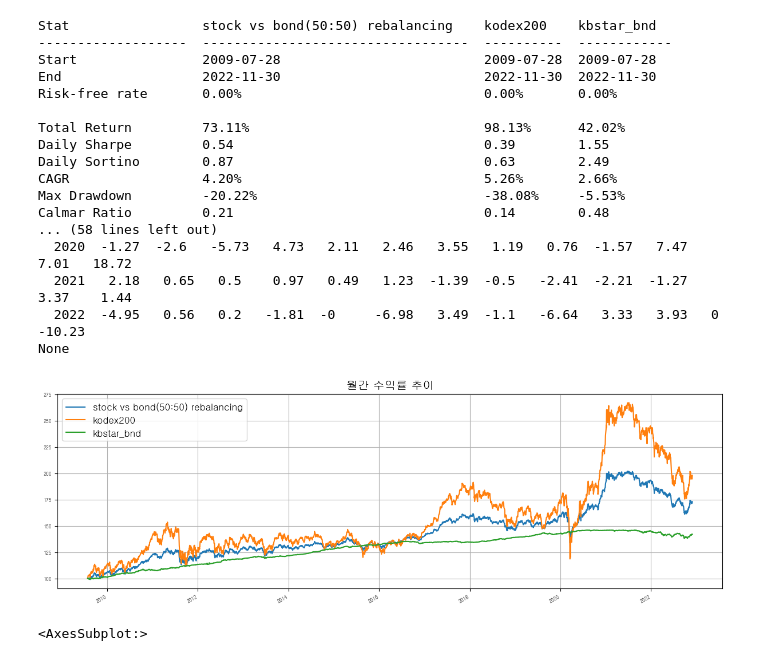
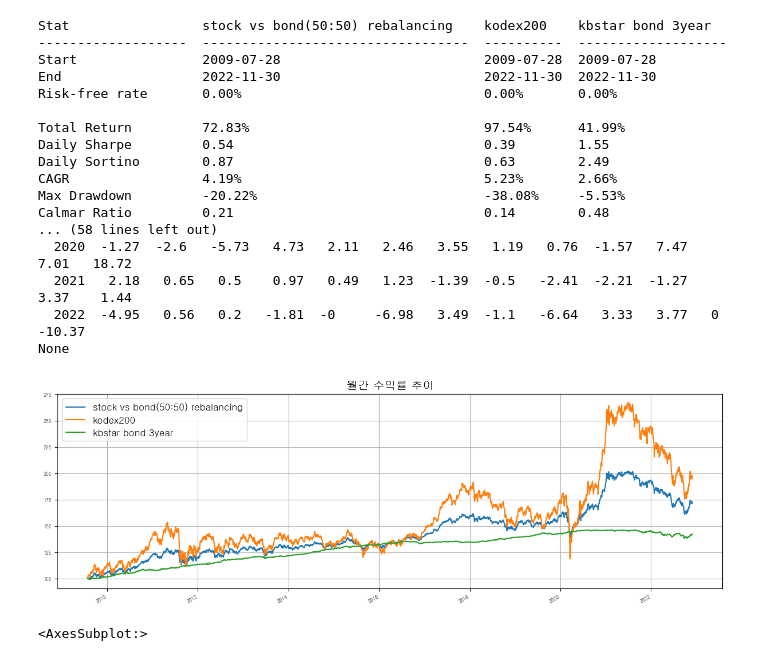
Before and after one commit to unius1004/Portfolio, a Jupyter notebook: Stock_Bnd_EquallyWeighted.ipynb, the cells around one changed output. Drawn from its saved outputs; the diff is of its cells as text; code cells hidden in the pictures.

```diff
--- a/Stock_Bnd_EquallyWeighted.ipynb
+++ b/Stock_Bnd_EquallyWeighted.ipynb
@@ -30,0 +5,7 @@ Date
+# %%
+# kodex200 : 069500, kbstar국고채3년 : 114100
+tickers = ['069500','114100']
+names = ['kodex200','kbstar bond 3year']
+# %%
+data = getHistory(tickers, names)
+print('data \n', data)
@@ -31,32 +29,32 @@ Date
 # %%
-kodex200 = Buy_n_Hold(data['kodex200'].to_frame(), name='kodex200')
-kbstar_bnd = Buy_n_Hold(data['kbstar_bnd'].to_frame(), name='kbstar_bnd')
+stock = Buy_n_Hold(data[names[0]].to_frame(), name=names[0])
+bond = Buy_n_Hold(data[names[1]].to_frame(), name=names[1])
 rebalancing = Equally_Weighted(data, name='stock vs bond(50:50) rebalancing')
 
-result = bt.run(rebalancing, kodex200, kbstar_bnd)
+report = bt.run(rebalancing, stock, bond)
 # %%
-result.plot()
-plt.title('월간 수익률 추이')
-20
-print(result.display())
-print(result.display_monthly_returns())
+report.plot()
+plt.title('일간 수익률 추이')
+
+print(report.display())
+print(report.display_monthly_returns())
 # %% [output]
-Stat                 stock vs bond(50:50) rebalancing    kodex200    kbstar_bnd
--------------------  ----------------------------------  ----------  ------------
+Stat                 stock vs bond(50:50) rebalancing    kodex200    kbstar bond 3year
+-------------------  ----------------------------------  ----------  -------------------
 Start                2009-07-28                          2009-07-28  2009-07-28
 End                  2022-11-30                          2022-11-30  2022-11-30
 Risk-free rate       0.00%                               0.00%       0.00%
 
-Total Return         73.11%                              98.13%      42.02%
+Total Return         72.83%                              97.54%      41.99%
 Daily Sharpe         0.54                                0.39        1.55
 Daily Sortino        0.87                                0.63        2.49
-CAGR                 4.20%                               5.26%       2.66%
+CAGR                 4.19%                               5.23%       2.66%
 Max Drawdown         -20.22%                             -38.08%     -5.53%
 Calmar Ratio         0.21                                0.14        0.48
 ... (58 lines left out)
   2020  -1.27  -2.6   -5.73   4.73   2.11   2.46   3.55   1.19   0.76  -1.57   7.47   7.01   18.72
   2021   2.18   0.65   0.5    0.97   0.49   1.23  -1.39  -0.5   -2.41  -2.21  -1.27   3.37    1.44
-  2022  -4.95   0.56   0.2   -1.81  -0     -6.98   3.49  -1.1   -6.64   3.33   3.93   0     -10.23
+  2022  -4.95   0.56   0.2   -1.81  -0     -6.98   3.49  -1.1   -6.64   3.33   3.77   0     -10.37
 None
-[figure, old version]
+[figure, new version]
 # %%
```
Also changed, not shown: parts of 3 cells of this notebook, 4 other files.
